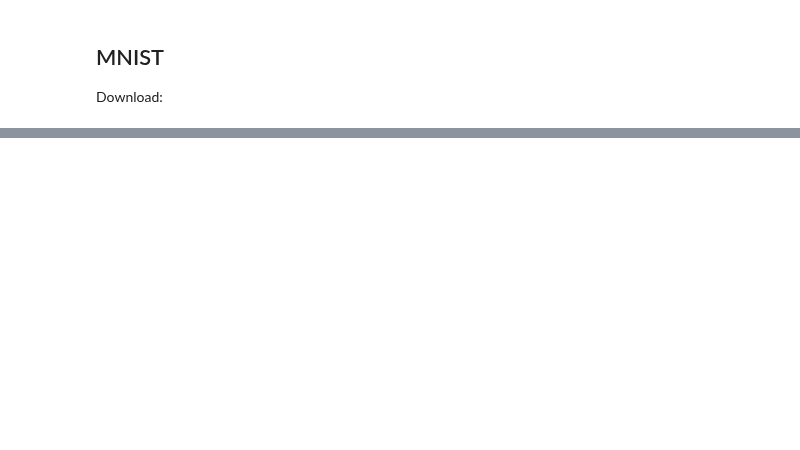
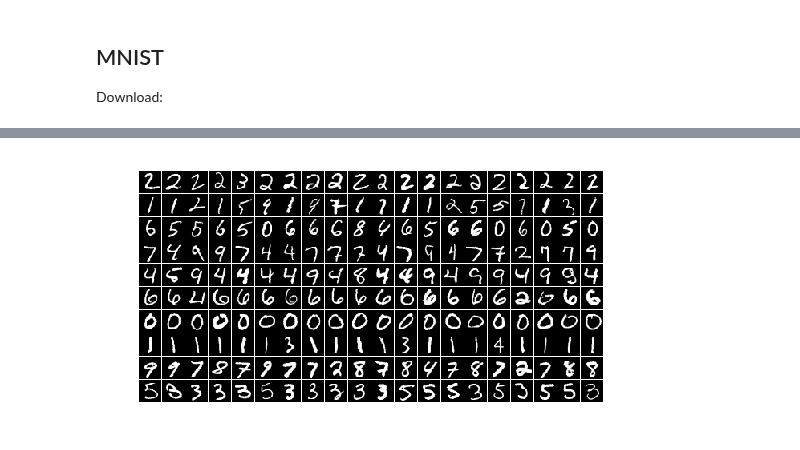
Before and after one commit to tiepvupsu/tiepvupsu.github.io, a Jupyter notebook: assets/kmeans/Kmeans2.ipynb, the cells around one changed output, grey strips where cells are left out. Cells and saved outputs as stored; diff of their text form; code cells hidden in the pictures; blank space fills up the shorter version.

Commit message:
added kmeans 2 again

```diff
--- a/assets/kmeans/Kmeans2.ipynb
+++ b/assets/kmeans/Kmeans2.ipynb
@@ -198,0 +59,35 @@ Document clustering
+# %%
+
+N0 = 20;
+X1 = np.zeros((N0*K, 784))
+X2 = np.zeros((N0*K, 784))
+
+for k in range(K):
+    Xk = X0[pred_label == k, :]
+
+    center_k = [kmeans.cluster_centers_[k]]
+    neigh = NearestNeighbors(N0).fit(Xk)
+    dist, nearest_id  = neigh.kneighbors(center_k, N0)
+
+    X1[N0*k: N0*k + N0,:] = Xk[nearest_id, :]
+    X2[N0*k: N0*k + N0,:] = Xk[:N0, :]
+# %%
+plt.axis('off')
+A = display_network(X2.T, K, N0)
+f2 = plt.imshow(A, interpolation='nearest' )
+plt.gray()
+plt.show()
+
+# import scipy.misc
+# scipy.misc.imsave('bb.png', A)
+
+
+# plt.axis('off')
+# A = display_network(X1.T, 10, N0)
+# scipy.misc.imsave('cc.png', A)
+# f2 = plt.imshow(A, interpolation='nearest' )
+# plt.gray()
+
+# plt.show()
+# %% [output]
+[figure, added]
```
Also changed, not shown: parts of 15 cells of this notebook, 41 other files.
